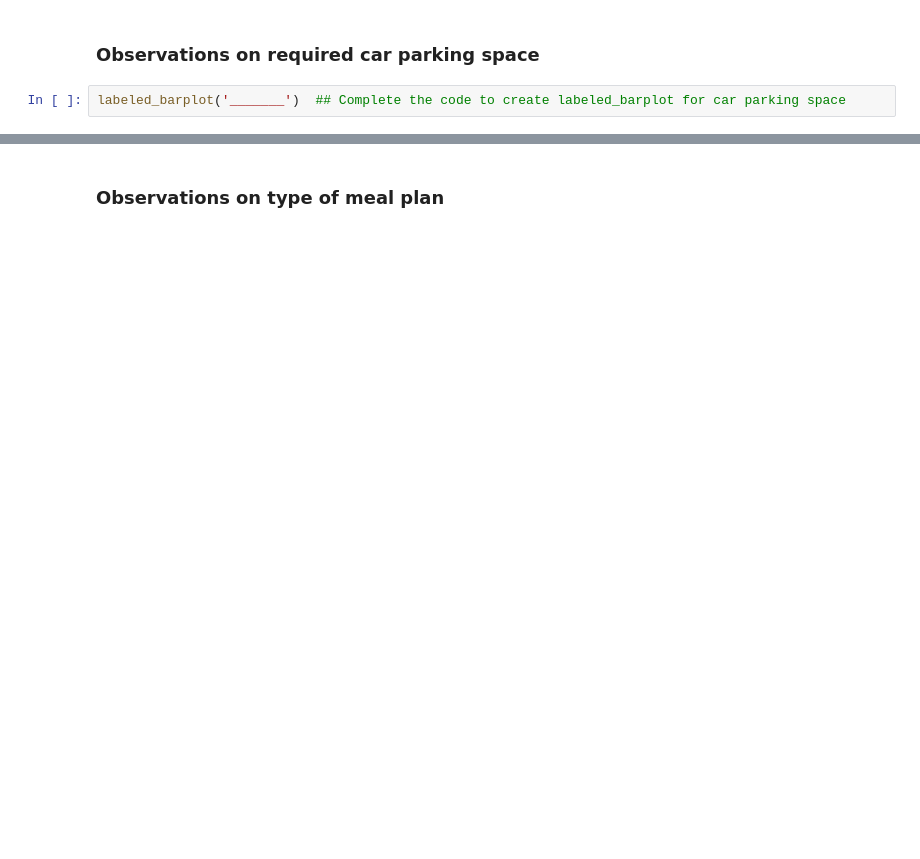
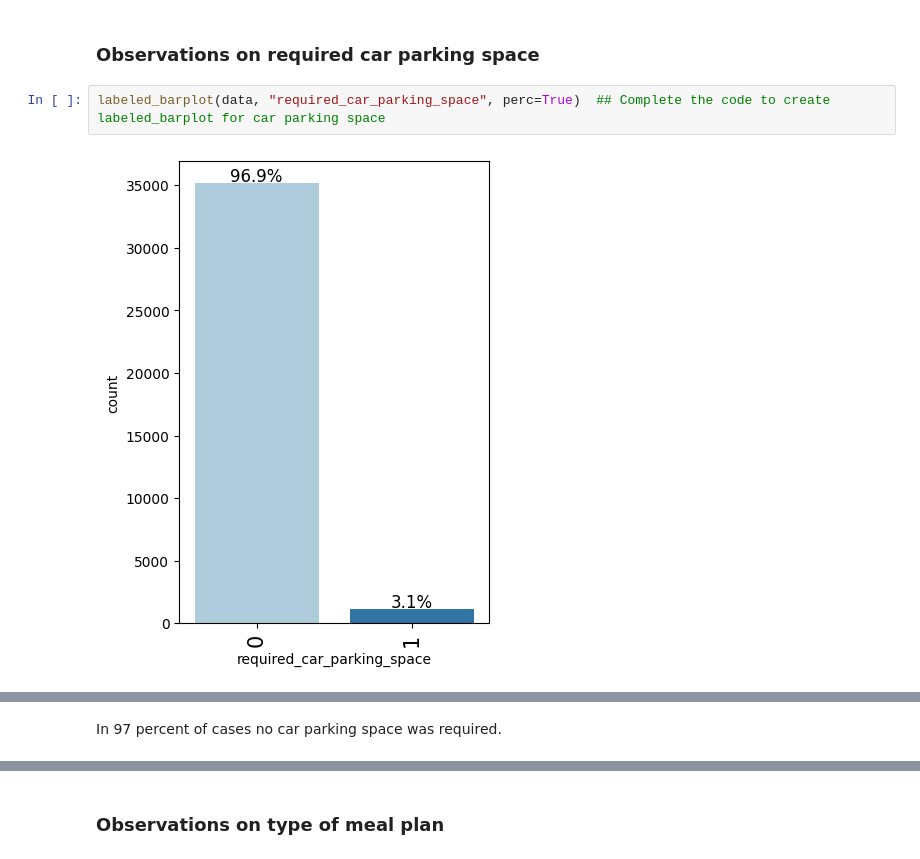
Before and after one commit to CoderSales/machine-learning-classification, a Jupyter notebook: Project_SLC_DSBA_INNHotels_LowCode_%281%29.ipynb, the cells around one changed output, grey strips where cells are left out. Cells and saved outputs as stored; diff of their text form; blank space fills up the shorter version.

```diff
--- a/Project_SLC_DSBA_INNHotels_LowCode_%281%29.ipynb
+++ b/Project_SLC_DSBA_INNHotels_LowCode_%281%29.ipynb
@@ -1985,4 +2067,6 @@ labeled_barplot('_______')  ## Complete the code to create labeled_barplot for n
 # %% [markdown]
 ### Observations on required car parking space
 # %%
-labeled_barplot('_______')  ## Complete the code to create labeled_barplot for car parking space
+labeled_barplot(data, "required_car_parking_space", perc=True)  ## Complete the code to create labeled_barplot for car parking space
+# %% [output]
+[figure, added]
@@ -1988,0 +2075,2 @@ labeled_barplot('_______')  ## Complete the code to create labeled_barplot for c
+# %% [markdown]
+In 97 percent of cases no car parking space was required.
```
Also changed, not shown: parts of 15 cells of this notebook.
